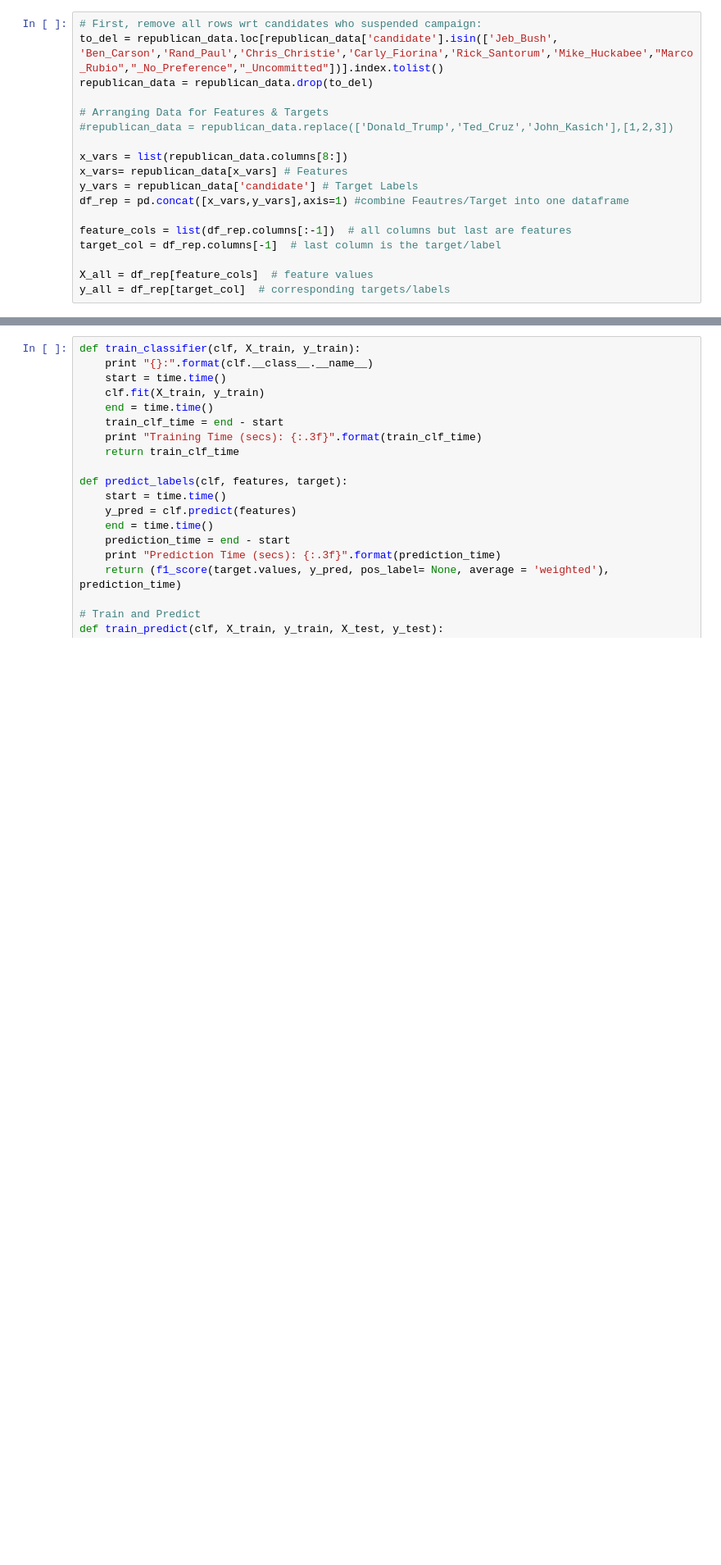
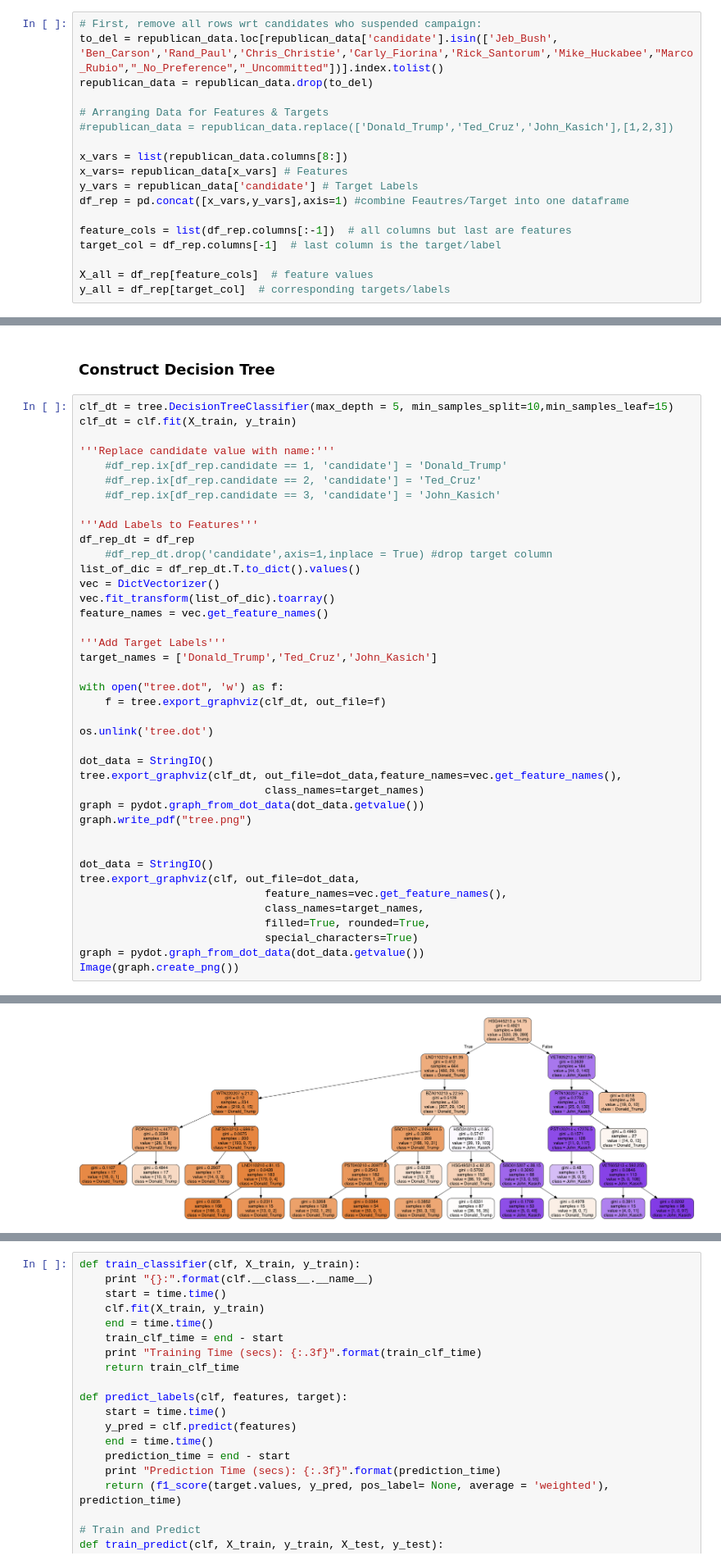
Before and after one commit to Tsmith5151/2016-US-Election---ML, a Jupyter notebook: analysis.ipynb, the cells around one changed output, grey strips where cells are left out. Shown at 82% size. Drawn from its saved outputs; the diff is of its cells as text; blank space fills up the shorter version.

```diff
--- a/analysis.ipynb
+++ b/analysis.ipynb
@@ -207,0 +339,43 @@ print "Testing Set: {0:.2f} Samples".format(X_test.shape[0])
+# %% [markdown]
+### Construct Decision Tree
+# %%
+clf_dt = tree.DecisionTreeClassifier(max_depth = 5, min_samples_split=10,min_samples_leaf=15)
+clf_dt = clf.fit(X_train, y_train)
+
+'''Replace candidate value with name:'''
+    #df_rep.ix[df_rep.candidate == 1, 'candidate'] = 'Donald_Trump'
+    #df_rep.ix[df_rep.candidate == 2, 'candidate'] = 'Ted_Cruz'
+    #df_rep.ix[df_rep.candidate == 3, 'candidate'] = 'John_Kasich'
+
+'''Add Labels to Features'''
+df_rep_dt = df_rep
+    #df_rep_dt.drop('candidate',axis=1,inplace = True) #drop target column
+list_of_dic = df_rep_dt.T.to_dict().values()
+vec = DictVectorizer()
+vec.fit_transform(list_of_dic).toarray()
+feature_names = vec.get_feature_names()
+
+'''Add Target Labels'''
+target_names = ['Donald_Trump','Ted_Cruz','John_Kasich']
+
+with open("tree.dot", 'w') as f:
+    f = tree.export_graphviz(clf_dt, out_file=f)
+
+os.unlink('tree.dot')
+
+dot_data = StringIO()
+tree.export_graphviz(clf_dt, out_file=dot_data,feature_names=vec.get_feature_names(),
+                             class_names=target_names)
+graph = pydot.graph_from_dot_data(dot_data.getvalue())
+graph.write_pdf("tree.png")
+
+
+dot_data = StringIO()
+tree.export_graphviz(clf, out_file=dot_data,
+                             feature_names=vec.get_feature_names(),
+                             class_names=target_names,
+                             filled=True, rounded=True,
+                             special_characters=True)
+graph = pydot.graph_from_dot_data(dot_data.getvalue())
+Image(graph.create_png())
+# %% [output]
@@ -208 +384,2 @@ print "Testing Set: {0:.2f} Samples".format(X_test.shape[0])
+[figure, added]
 # %% [markdown]
```
Also changed, not shown: parts of 29 cells of this notebook, 1 other file.
